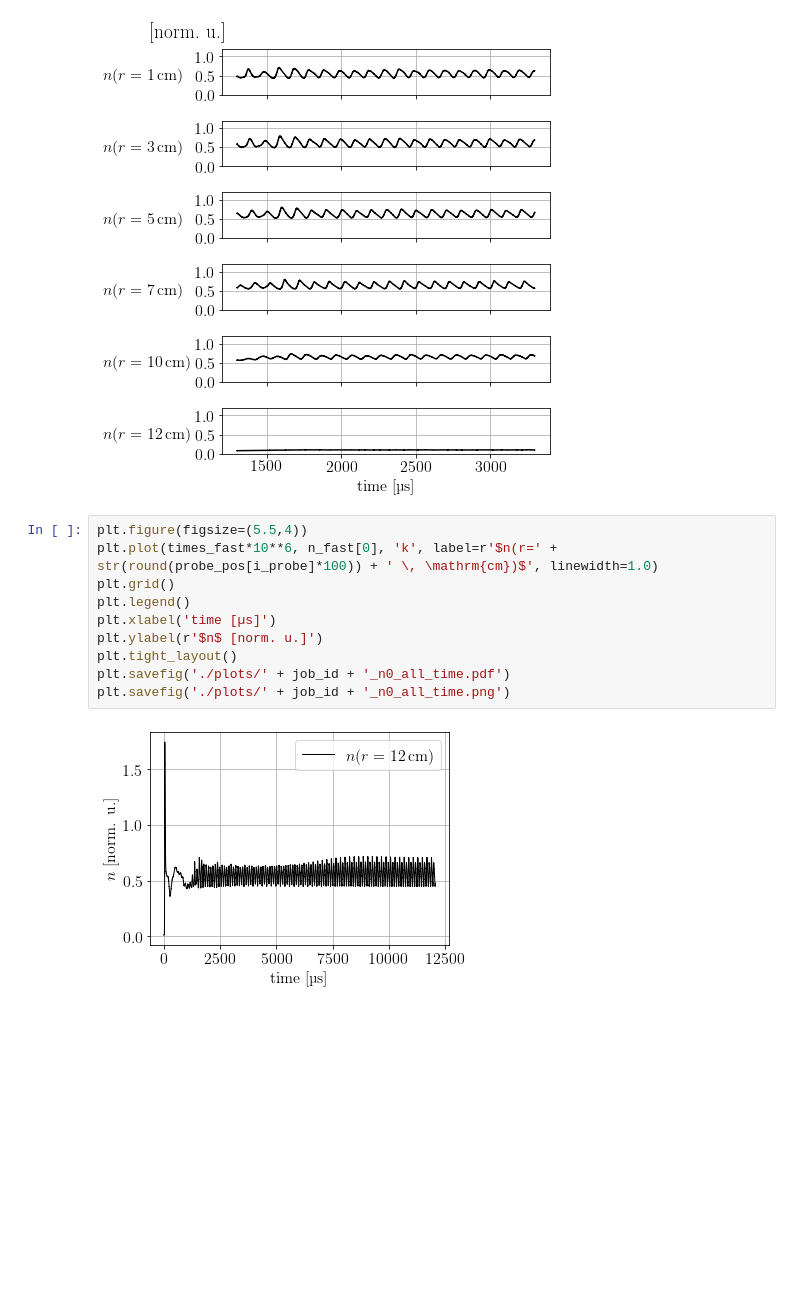
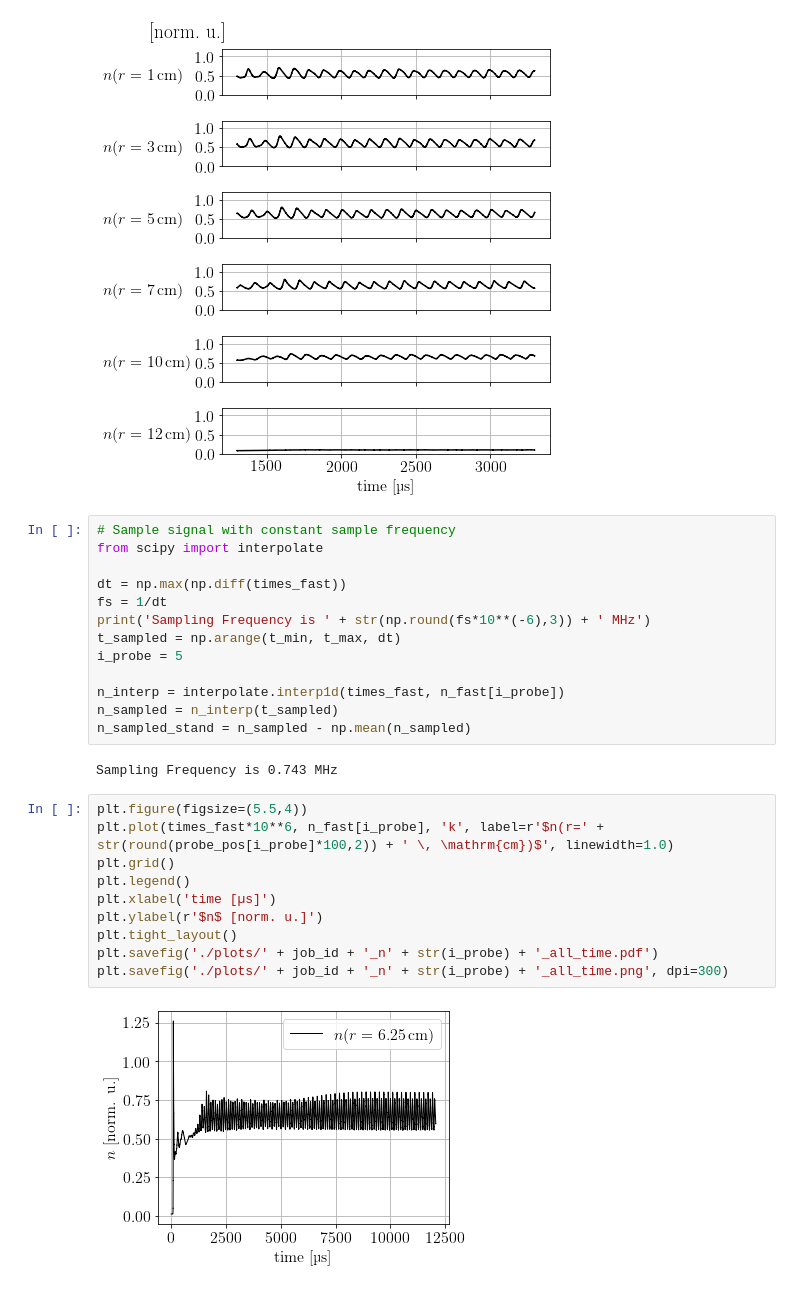
Before and after one commit to runehoejlund/north-simulation, a Jupyter notebook: main_results.ipynb, the cells around one changed output. Saved outputs shown, nothing was run; the diff lists cells and outputs as text; blank space fills up the shorter version.

```diff
--- a/main_results.ipynb
+++ b/main_results.ipynb
@@ -575,15 +674,30 @@ fig.savefig('./plots/' + job_id + '_n_probes_ss.pdf')
 fig.savefig('./plots/'  + job_id + '_n_probes_ss.png', dpi=300)
 # %% [output]
 [figure]
+# %%
+# Sample signal with constant sample frequency
+from scipy import interpolate
+
+dt = np.max(np.diff(times_fast))
+fs = 1/dt
+print('Sampling Frequency is ' + str(np.round(fs*10**(-6),3)) + ' MHz')
+t_sampled = np.arange(t_min, t_max, dt)
+i_probe = 5
+
+n_interp = interpolate.interp1d(times_fast, n_fast[i_probe])
+n_sampled = n_interp(t_sampled)
+n_sampled_stand = n_sampled - np.mean(n_sampled)
+# %% [output]
+Sampling Frequency is 0.743 MHz
 # %%
 plt.figure(figsize=(5.5,4))
-plt.plot(times_fast*10**6, n_fast[0], 'k', label=r'$n(r=' + str(round(probe_pos[i_probe]*100)) + ' \, \mathrm{cm})$', linewidth=1.0)
+plt.plot(times_fast*10**6, n_fast[i_probe], 'k', label=r'$n(r=' + str(round(probe_pos[i_probe]*100,2)) + ' \, \mathrm{cm})$', linewidth=1.0)
 plt.grid()
 plt.legend()
 plt.xlabel('time [µs]')
 plt.ylabel(r'$n$ [norm. u.]')
 plt.tight_layout()
-plt.savefig('./plots/' + job_id + '_n0_all_time.pdf')
-plt.savefig('./plots/' + job_id + '_n0_all_time.png')
+plt.savefig('./plots/' + job_id + '_n' + str(i_probe) + '_all_time.pdf')
+plt.savefig('./plots/' + job_id + '_n' + str(i_probe) + '_all_time.png', dpi=300)
 # %% [output]
-[figure, old version]
+[figure, new version]
```
Also changed, not shown: parts of 31 cells of this notebook.
